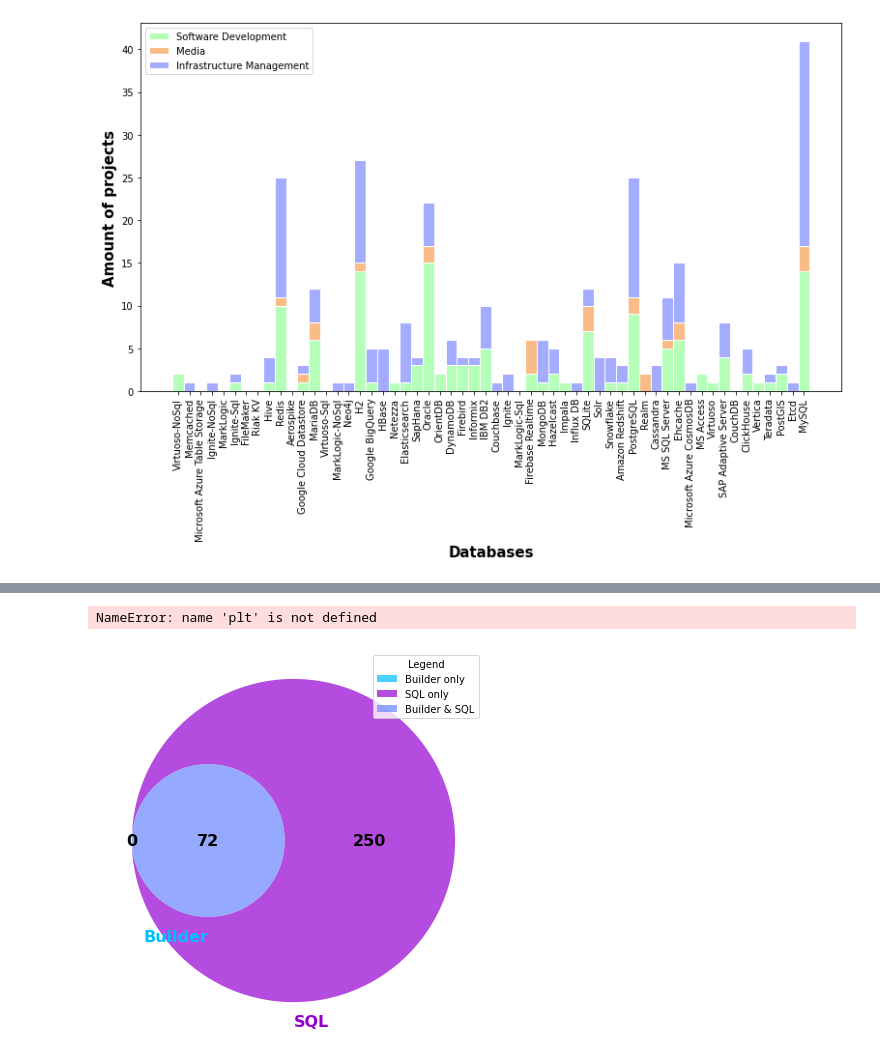
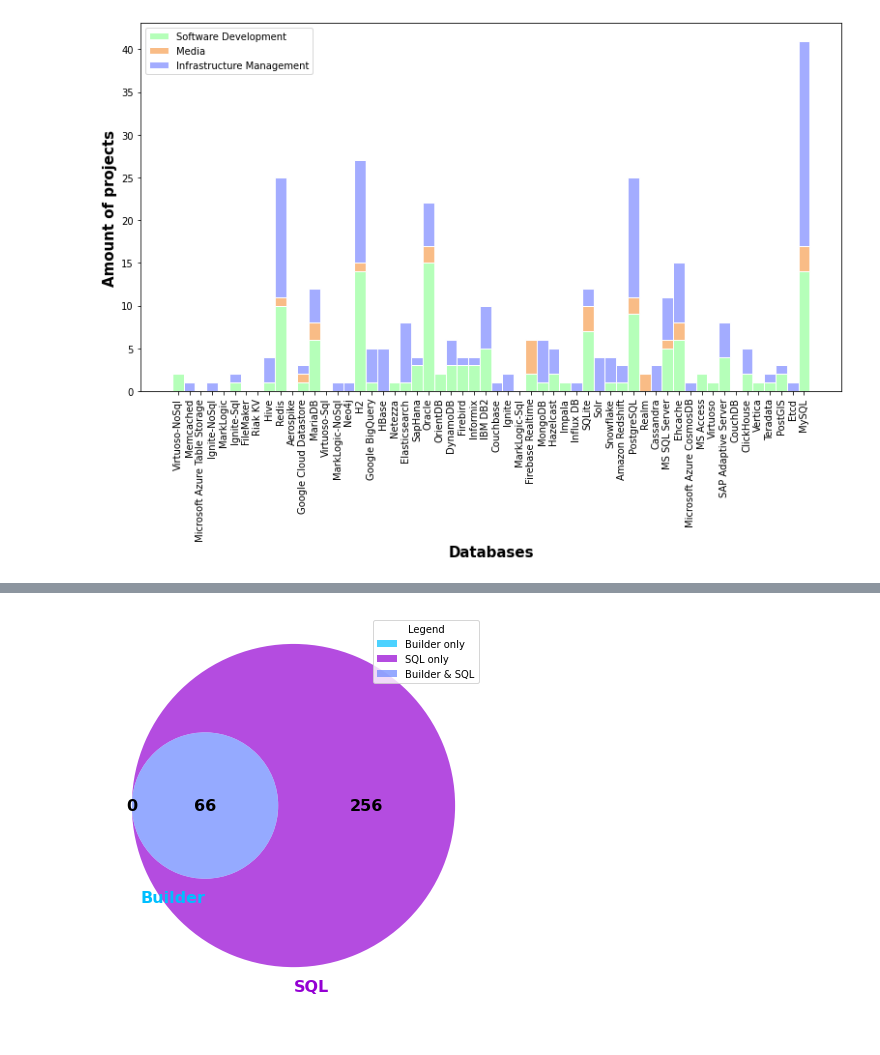
Before and after one commit to gems-uff/db-mining, a Jupyter notebook: src/results_database_characterization.ipynb, the cells around one changed output, grey strips where cells are left out. Saved outputs shown, nothing was run; the diff lists cells and outputs as text; code cells hidden in the pictures.

```diff
--- a/src/results_database_characterization.ipynb
+++ b/src/results_database_characterization.ipynb
@@ -190,10 +178,3 @@ data_with_index.head()
-# %%
-plt.figure(figsize=(100,20))
-new_df = data_with_index.loc[:, ['Projects', 'SumPerProject']]
-new_df = new_df.sort_values(by='SumPerProject', ascending=False)
-new_df.iloc[:50, :].plot(kind='bar', color='silver', title = 'Amount of differents databases per projects')
-# %% [output]
-NameError: name 'plt' is not defined
 # %%
 from collections import Counter
 from matplotlib_venn import venn2
@@ -201,6 +182,7 @@ from matplotlib_venn import venn2
 type_characterization = ['query.xlsx']
 CHARACTERIZATION_FILE_PATH = RESOURCE_DIR + os.sep + type_characterization[0]
 df = pd.read_excel(CHARACTERIZATION_FILE_PATH, engine = 'openpyxl')
+df.rename(columns = {'(IgnoreCase, SQL)':'SQL'}, inplace = True)
 
 AB_overlap = 0
 A_rest = 0
@@ -218,31 +200,31 @@ sets = Counter()
 sets['10'] = A_rest
 sets['01'] = B_rest
 sets['11'] = AB_overlap
 
 labels = ('Builder', 'SQL')
 plt.figure(figsize=(7,7))
 ax = plt.gca()
 colors = ['deepskyblue','darkviolet']
 v = venn2(subsets=sets, set_labels=labels, ax=ax,set_colors= colors, alpha=0.7)
 
 i = 0
 for text in v.set_labels:
   text.set_color(colors[i])
   text.set_fontsize(16)
   text.set_fontweight('bold')
   i+=1
 
 for text in v.subset_labels:
   text.set_color('black')
   text.set_fontsize(16)
   text.set_fontweight('bold')
 
 h = []
 for i in sets:
     h.append(v.get_patch_by_id(i))
 l = ['Builder only','SQL only','Builder & SQL']
 ax.legend(handles=h, labels=l, title="Legend",loc='upper right')
 
 plt.show()
 # %% [output]
-[figure, old version]
+[figure, new version]
```
Also changed, not shown: parts of 3 cells of this notebook, 1 other file.
